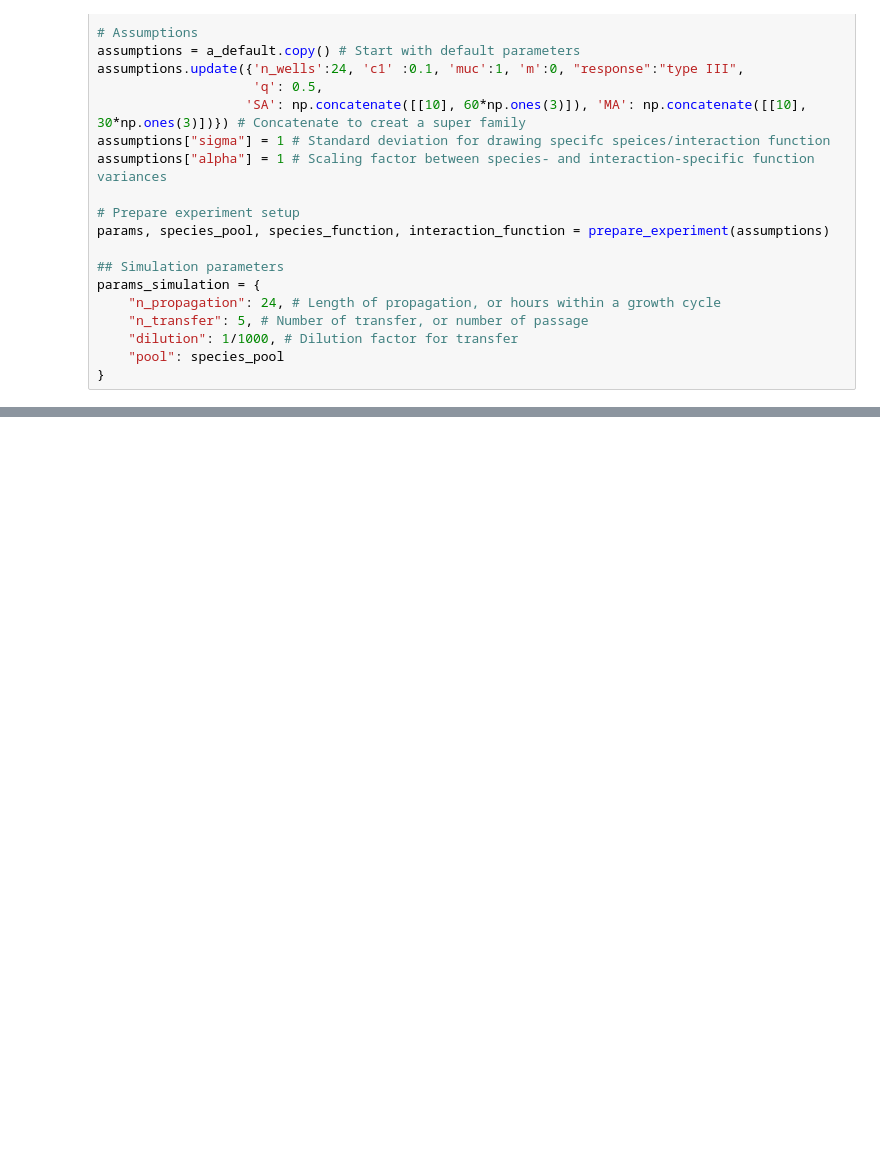
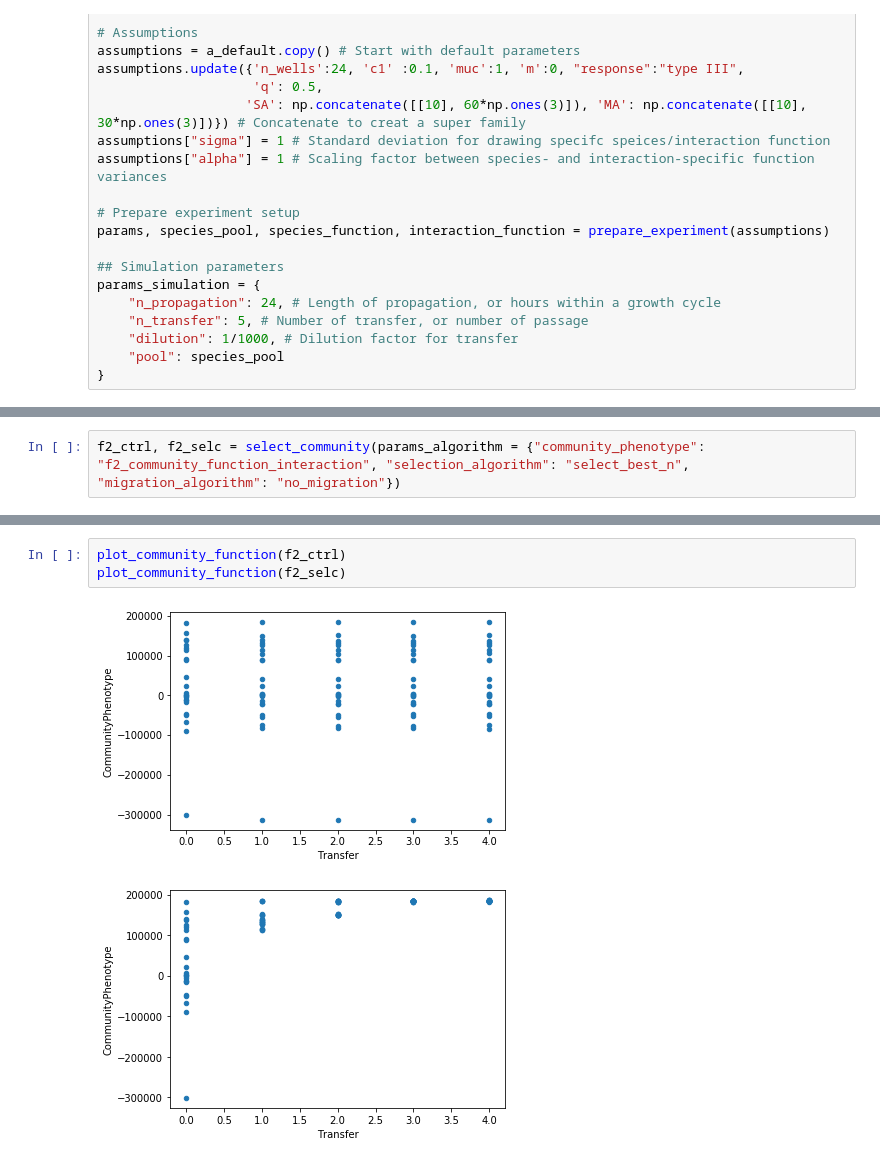
Before and after one commit to Chang-Yu-Chang/ecoprospector, a Jupyter notebook: community_selection.ipynb, the cells around one changed output, grey strips where cells are left out. Drawn from its saved outputs; the diff is of its cells as text; blank space fills up the shorter version.

```diff
--- a/community_selection.ipynb
+++ b/community_selection.ipynb
@@ -151,0 +129,2 @@ KeyError: 'n_transfer'
+# %%
+f2_ctrl, f2_selc = select_community(params_algorithm = {"community_phenotype": "f2_community_function_interaction", "selection_algorithm": "select_best_n", "migration_algorithm": "no_migration"})
@@ -151,0 +142,6 @@ KeyError: 'n_transfer'
+# %%
+plot_community_function(f2_ctrl)
+plot_community_function(f2_selc)
+# %% [output]
+[figure, added]
+[figure, added]
```
Also changed, not shown: parts of 26 cells of this notebook, 2 other files.
